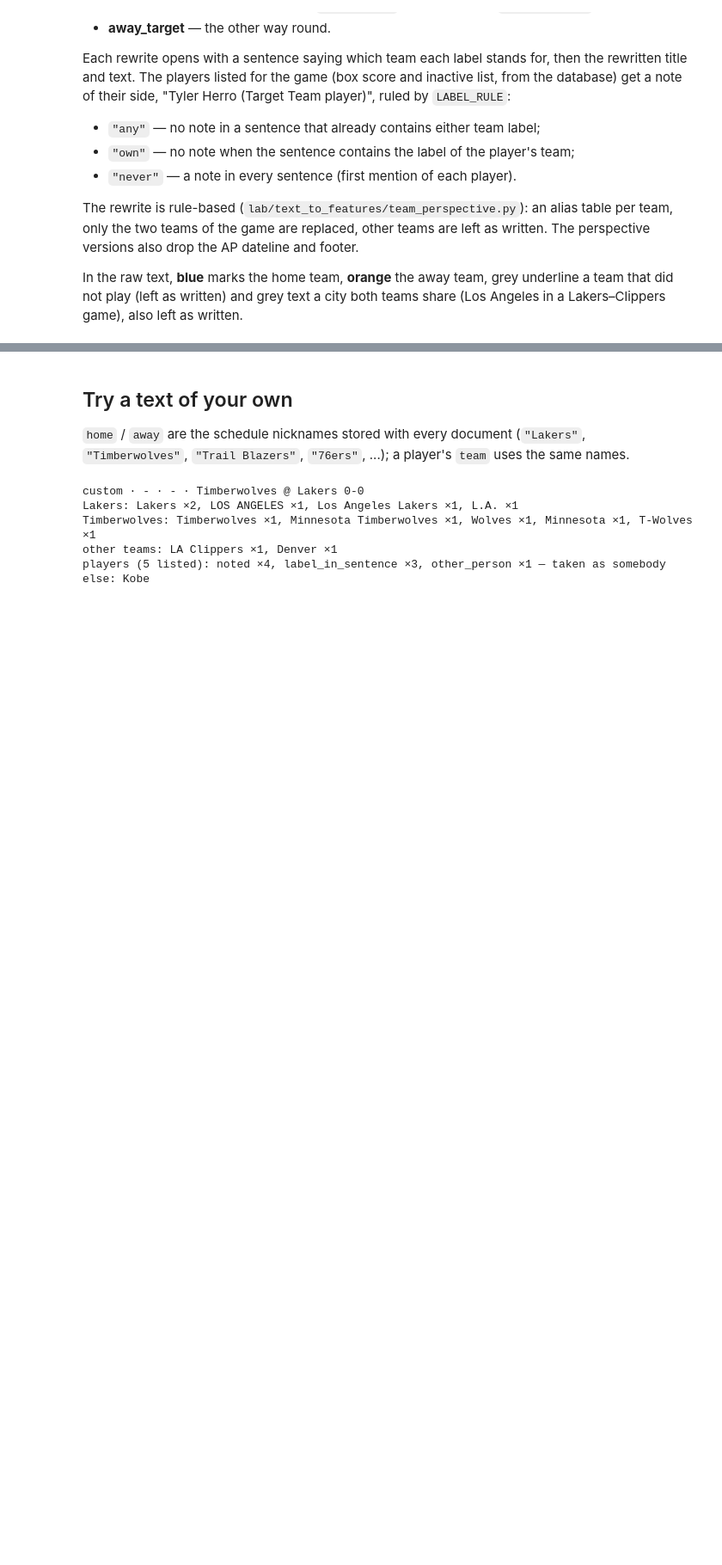
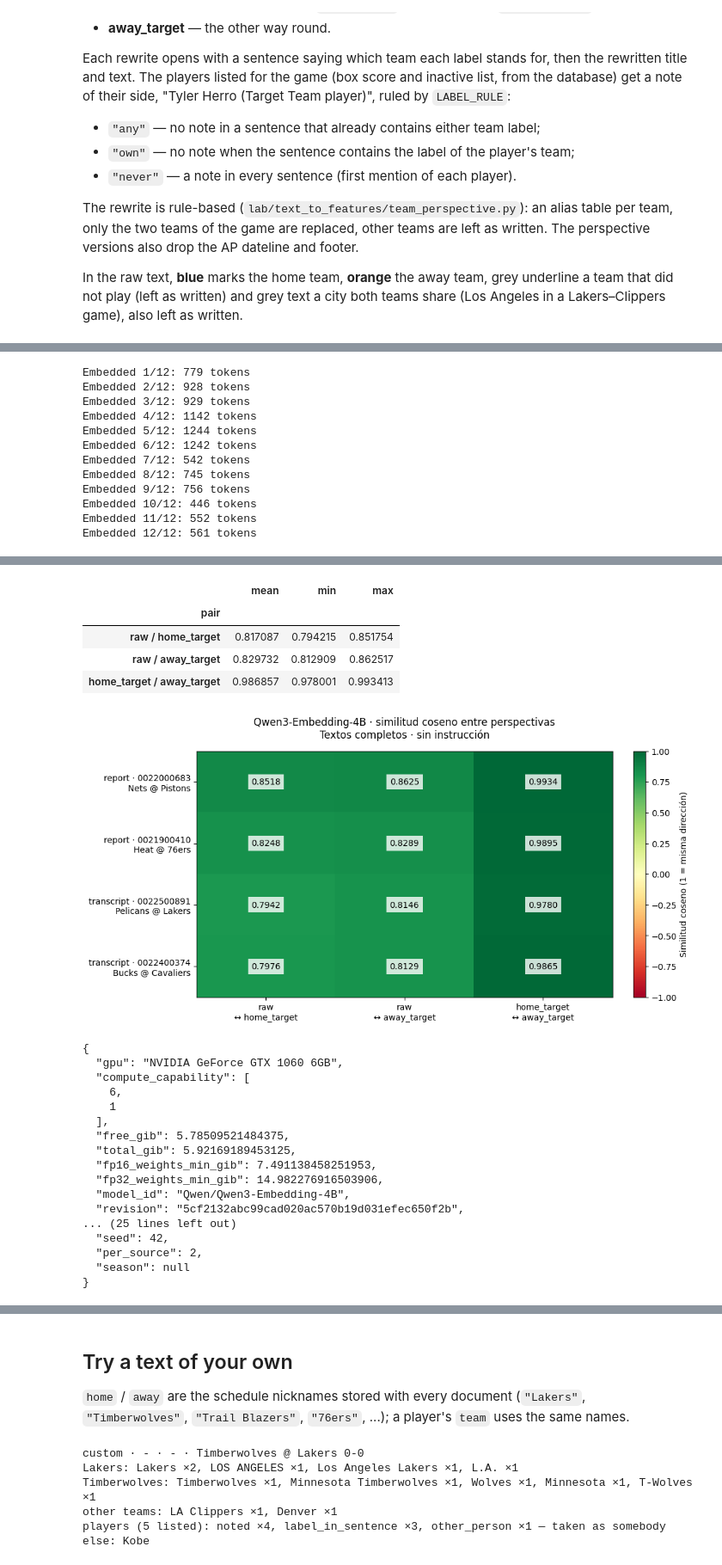
Before and after one commit to aalvarezvarela/Scorecast, a Jupyter notebook: lab/text_to_features/team_perspective_demo.ipynb, the cells around one changed output, grey strips where cells are left out. Shown at 86% size. Drawn from its saved outputs; the diff is of its cells as text; code cells hidden in the pictures; blank space fills up the shorter version.

```diff
--- a/lab/text_to_features/team_perspective_demo.ipynb
+++ b/lab/text_to_features/team_perspective_demo.ipynb
@@ -196,0 +220,13 @@ players (38 listed): noted ×11, label_in_sentence ×10, other_person ×1 — ta
+# %%
+import json
+
+from lab.text_to_features.embeddings import (
+    QwenEmbedder,
+    compare_perspectives,
+    gpu_report,
+    plot_similarities,
+)
+
+print(json.dumps(gpu_report(), indent=2))
+embedder = QwenEmbedder(cache_dir=ROOT / "artifacts/huggingface")
+print(json.dumps(embedder.metadata, indent=2))
@@ -196,0 +263,28 @@ players (38 listed): noted ×11, label_in_sentence ×10, other_person ×1 — ta
+# %%
+similarities, embeddings, embedding_documents = compare_perspectives(
+    documents, players, embedder, label_rule=LABEL_RULE
+)
+display(similarities)
+display(similarities.groupby("pair", sort=False)["cosine_similarity"].agg(["mean", "min", "max"]))
+
+import matplotlib.pyplot as plt
+
+figure = plot_similarities(similarities)
+display(figure)
+plt.close(figure)  # Prevent the inline backend from displaying it again.
+
+run_metadata = {**embedder.metadata, "seed": SEED, "per_source": PER_SOURCE, "season": SEASON}
+print(json.dumps(run_metadata, indent=2))
+# %% [output]
+Embedded 1/12: 779 tokens
+Embedded 2/12: 928 tokens
+Embedded 3/12: 929 tokens
+Embedded 4/12: 1142 tokens
+Embedded 5/12: 1244 tokens
+Embedded 6/12: 1242 tokens
+Embedded 7/12: 542 tokens
+Embedded 8/12: 745 tokens
+Embedded 9/12: 756 tokens
+Embedded 10/12: 446 tokens
+Embedded 11/12: 552 tokens
+Embedded 12/12: 561 tokens
@@ -196,0 +304,23 @@ players (38 listed): noted ×11, label_in_sentence ×10, other_person ×1 — ta
+|  | mean | min | max |
+| pair |  |  |  |
+| raw / home_target | 0.817087 | 0.794215 | 0.851754 |
+| raw / away_target | 0.829732 | 0.812909 | 0.862517 |
+| home_target / away_target | 0.986857 | 0.978001 | 0.993413 |
+[figure, added]
+{
+  "gpu": "NVIDIA GeForce GTX 1060 6GB",
+  "compute_capability": [
+    6,
+    1
+  ],
+  "free_gib": 5.78509521484375,
+  "total_gib": 5.92169189453125,
+  "fp16_weights_min_gib": 7.491138458251953,
+  "fp32_weights_min_gib": 14.982276916503906,
+  "model_id": "Qwen/Qwen3-Embedding-4B",
+  "revision": "5cf2132abc99cad020ac570b19d031efec650f2b",
+... (25 lines left out)
+  "seed": 42,
+  "per_source": 2,
+  "season": null
+}
```
Also changed, not shown: parts of 19 cells of this notebook, 9 other files.
